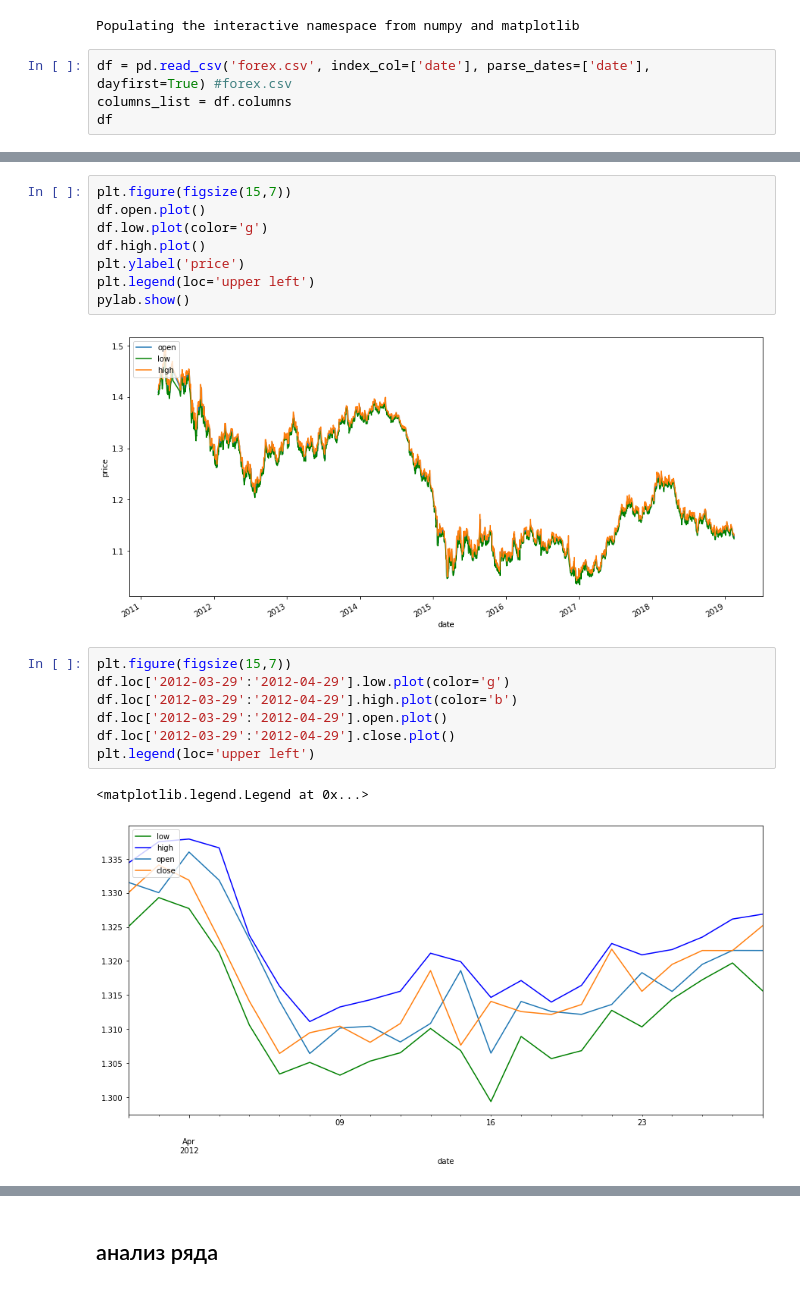
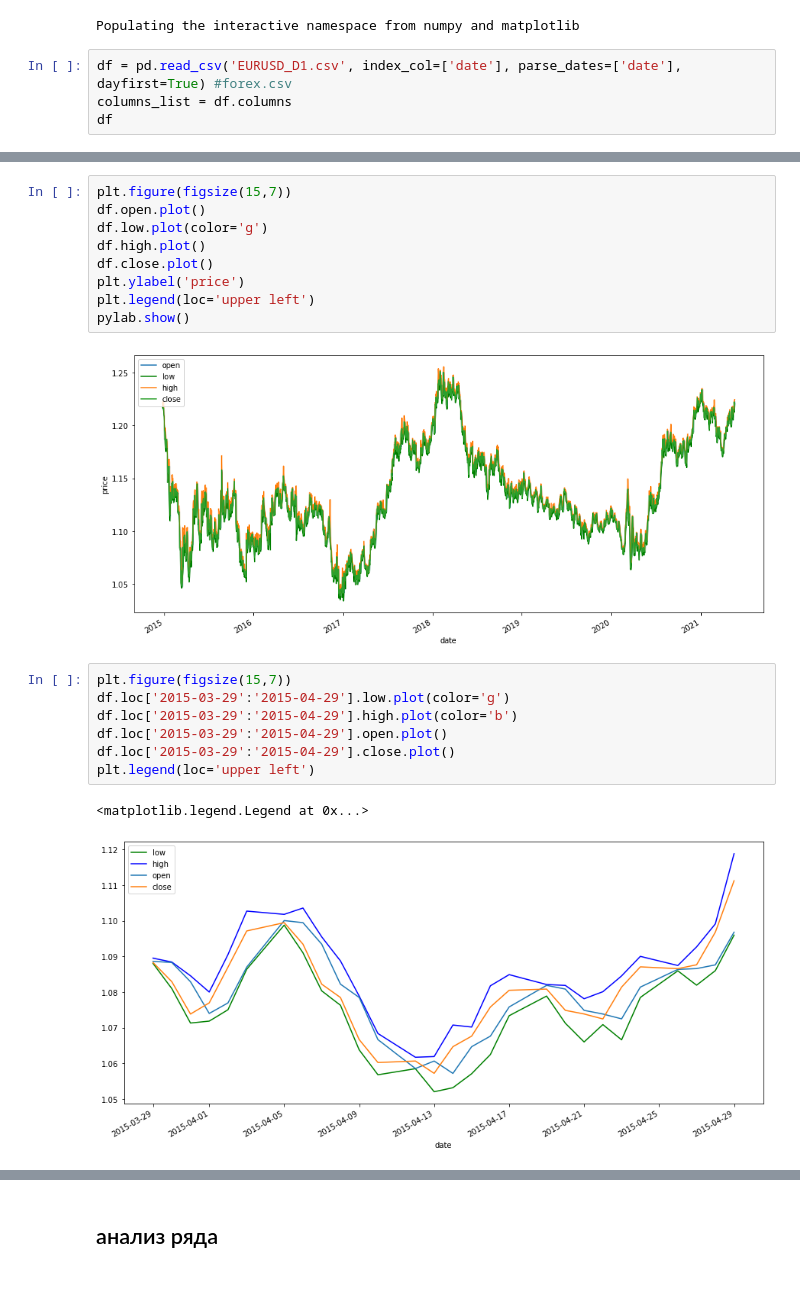
Before and after one commit to razmarrus/diploma, a Jupyter notebook: Data_Preparation.ipynb, the cells around one changed output, grey strips where cells are left out. Saved outputs shown, nothing was run; the diff lists cells and outputs as text.

```diff
--- a/Data_Preparation.ipynb
+++ b/Data_Preparation.ipynb
@@ -9,7 +9,7 @@ from itertools import product
 # %% [output]
 Populating the interactive namespace from numpy and matplotlib
 # %%
-df = pd.read_csv('forex.csv', index_col=['date'], parse_dates=['date'], dayfirst=True) #forex.csv
+df = pd.read_csv('EURUSD_D1.csv', index_col=['date'], parse_dates=['date'], dayfirst=True) #forex.csv
 columns_list = df.columns
 df
 # %% [output]
@@ -32,21 +40,22 @@ plt.figure(figsize(15,7))
 df.open.plot()
 df.low.plot(color='g')
 df.high.plot()
+df.close.plot()
 plt.ylabel('price')
 plt.legend(loc='upper left')
 pylab.show()
 # %% [output]
-[figure, old version]
+[figure, new version]
 # %%
 plt.figure(figsize(15,7))
-df.loc['2012-03-29':'2012-04-29'].low.plot(color='g')
-df.loc['2012-03-29':'2012-04-29'].high.plot(color='b')
-df.loc['2012-03-29':'2012-04-29'].open.plot()
-df.loc['2012-03-29':'2012-04-29'].close.plot()
+df.loc['2015-03-29':'2015-04-29'].low.plot(color='g')
+df.loc['2015-03-29':'2015-04-29'].high.plot(color='b')
+df.loc['2015-03-29':'2015-04-29'].open.plot()
+df.loc['2015-03-29':'2015-04-29'].close.plot()
 plt.legend(loc='upper left')
 # %% [output]
 <matplotlib.legend.Legend at 0x...>
-[figure, old version]
+[figure, new version]
 # %%
 df.drop(columns=['open', 'high', 'low', 'volume'],inplace=True)
 df.head()
```
Also changed, not shown: parts of 18 cells of this notebook, 3 other files.
